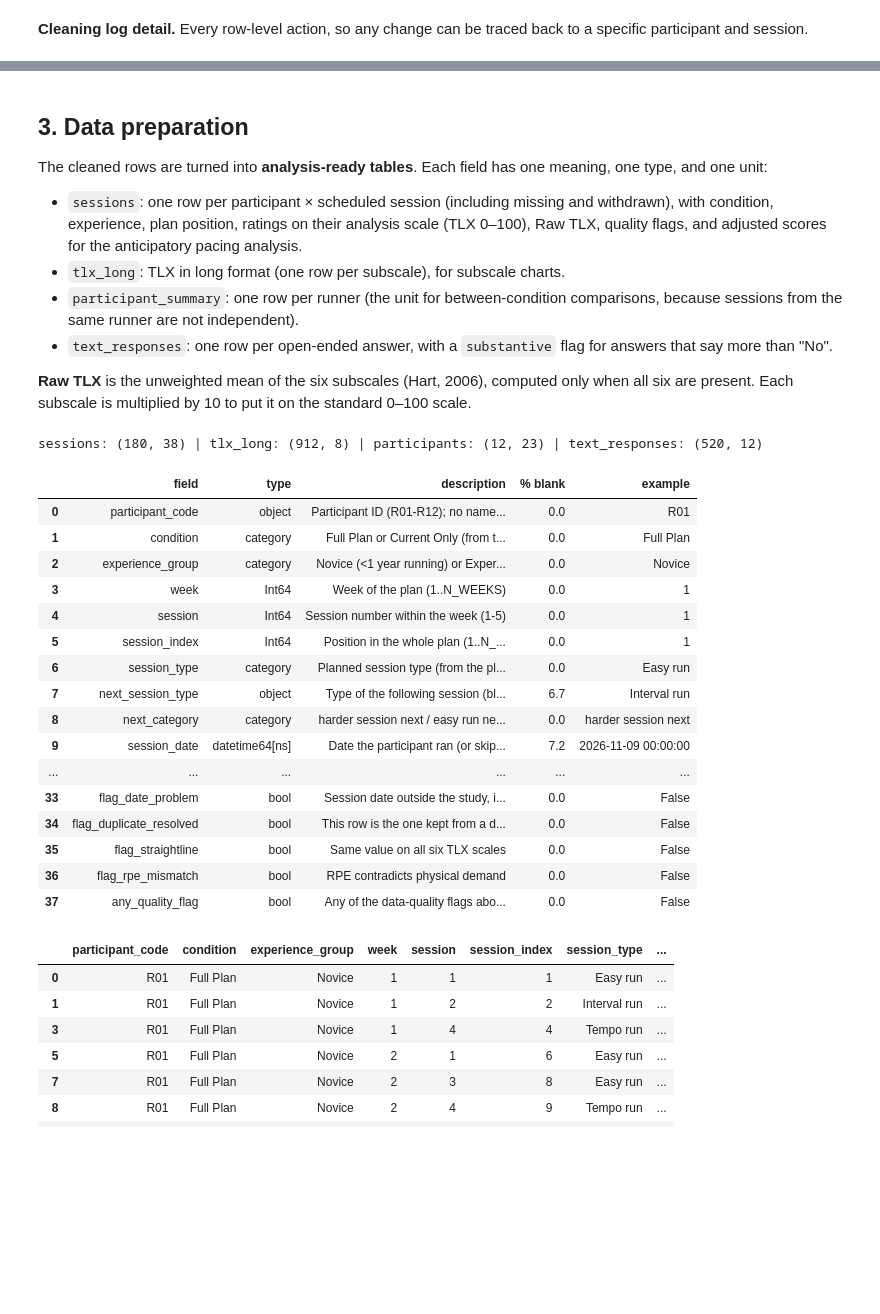
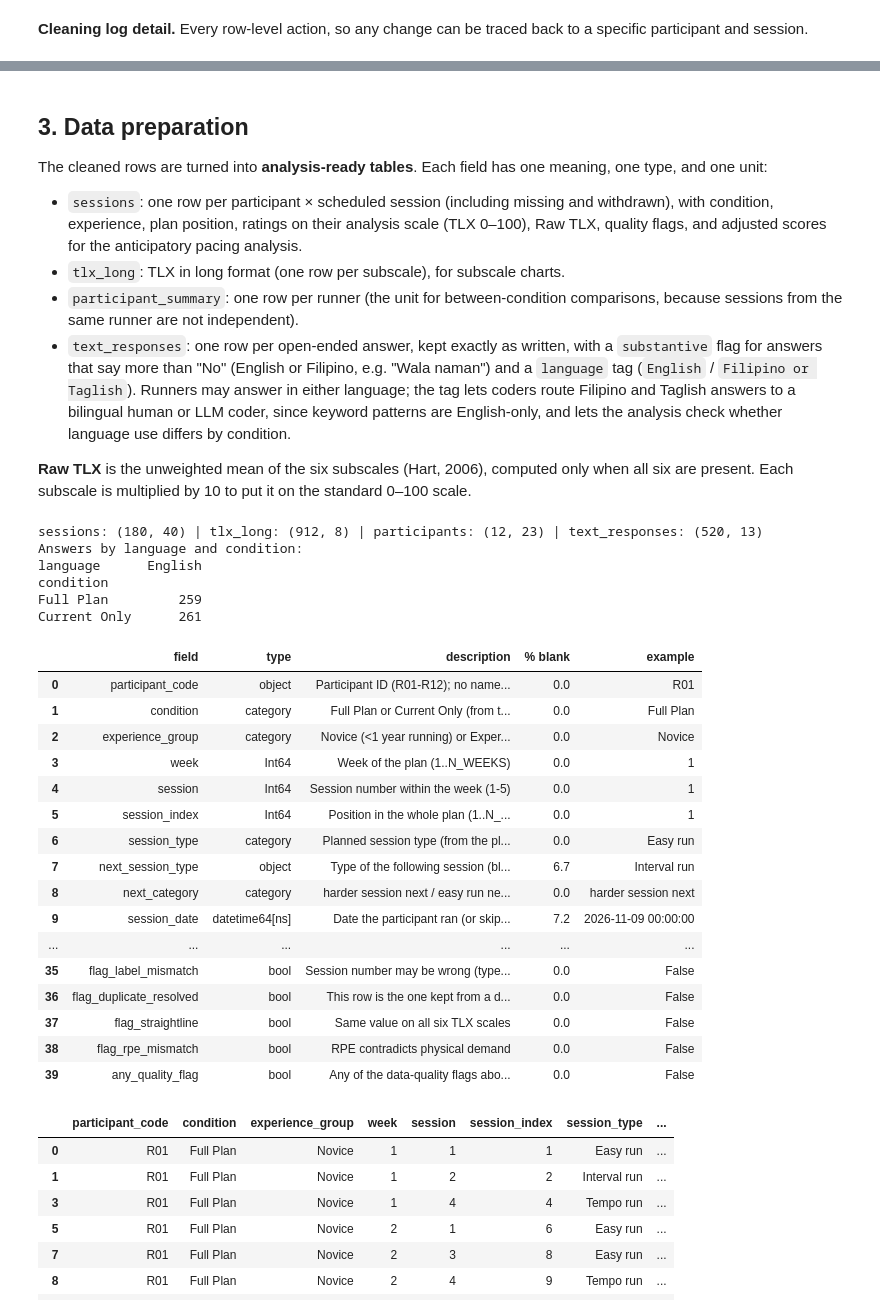
Before and after one commit to Emman-28/hci2k-running-plan-disclosure, a Jupyter notebook: Diary_Data_Pipeline.ipynb, the cells around one changed output, grey strips where cells are left out. Drawn from its saved outputs; the diff is of its cells as text; code cells hidden in the pictures; blank space fills up the shorter version.

```diff
--- a/Diary_Data_Pipeline.ipynb
+++ b/Diary_Data_Pipeline.ipynb
@@ -65,7 +65,8 @@ for d in (OUT_DIR, FIG_DIR, LLM_DIR):
 
 # ---------- Study design ----------
 STUDY_START = pd.Timestamp("2026-11-09")      # Monday of Week 1
-N_WEEKS = 3                                    # synthetic data has 3 weeks; the real study has 2 (Nov 9-21)
+IS_SYNTHETIC = "SYNTHETIC" in RAW_FILE.name
+N_WEEKS = 3 if IS_SYNTHETIC else 2             # synthetic data has 3 weeks; the real study and form have 2 (Nov 9-21)
 PLAN = ["Easy run", "Interval run", "Easy run", "Tempo run", "Long run"]   # session order within each week
 SESSIONS_PER_WEEK = len(PLAN)
 HARD_TYPES = {"Interval run", "Tempo run", "Long run"}
@@ -77,6 +78,13 @@ VERY_LATE_H = 24.0              # beyond this, recall is unreliable
 DUPLICATE_POLICY = "last"       # "last" = treat a resubmission as a correction; "first" = keep the original
 WITHDRAWAL_RUN = 3              # this many missing sessions in a row at the end of the plan = withdrawal
 CONFIRMED_WITHDRAWALS = {}      # from researcher records, e.g. {"R03": 8} = withdrew after session index 8
+MANUAL_CORRECTIONS = {}         # fixes confirmed with the runner, keyed by (code as submitted, Google Forms timestamp):
+                                #   {("R03", "11/11/2026 7:50:16"): {"participant_code": "R08"}}   wrong code picked
+                                #   {("R05", "11/12/2026 18:02:41"): {"week": 1, "session": 3}}    wrong session picked
+                                #   {("R01", "11/9/2026 6:12:00"): {"drop": "researcher test"}}    not a real entry
+TIMESTAMP_FORMAT = "%m/%d/%Y %H:%M:%S"   # Google Forms export formats; C2 stops with a clear error if they differ
+DATE_FORMAT = "%m/%d/%Y"
+TIME_FORMAT = "%I:%M:%S %p"
 DATA_WITHDRAWN = set()          # participants who asked for their data to be removed (dropped entirely)
 PERFORMANCE_REVERSED = False    # True if the form's Performance scale has 0 = failure (NASA-TLX standard is 0 = perfect)
 SEED = 2000
@@ -666,16 +635,37 @@ The cleaned rows are turned into **analysis-ready tables**. Each field has one m
 * `sessions`: one row per participant × scheduled session (including missing and withdrawn), with condition, experience, plan position, ratings on their analysis scale (TLX 0–100), Raw TLX, quality flags, and adjusted scores for the anticipatory pacing analysis.
 * `tlx_long`: TLX in long format (one row per subscale), for subscale charts.
 * `participant_summary`: one row per runner (the unit for between-condition comparisons, because sessions from the same runner are not independent).
-* `text_responses`: one row per open-ended answer, with a `substantive` flag for answers that say more than "No".
+* `text_responses`: one row per open-ended answer, kept exactly as written, with a `substantive` flag for answers that say more than "No" (English or Filipino, e.g. "Wala naman") and a `language` tag (`English` / `Filipino or Taglish`). Runners may answer in either language; the tag lets coders route Filipino and Taglish answers to a bilingual human or LLM coder, since keyword patterns are English-only, and lets the analysis check whether language use differs by condition.
 
 **Raw TLX** is the unweighted mean of the six subscales (Hart, 2006), computed only when all six are present. Each subscale is multiplied by 10 to put it on the standard 0–100 scale.
 # %%
 TERSE_RE = re.compile(r"^(no|nope|none|nothing|not really|neither|not today|nothing in particular|n/?a|"
-                      r"no,? just ran it|nothing much|not sure|idk|same)[.!]?$", re.I)
+                      r"no,? just ran it|nothing much|not sure|idk|same|nil|null|-+|\.+|"
+                      # Filipino / Taglish equivalents of "No" / "Nothing" / "Not really" / "It was fine"
+                      r"(wala|hindi|di|hinde)( naman| po| masyado| talaga| pa| rin| din)*|"
+                      r"(okay|ok|oks|ayos|goods) lang( naman)?( po)?|wala akong (ma)?isip|same lang|ganun pa rin)"
+                      r"[.!]?$", re.I)
+
+# Common Filipino words that do not occur as English words, used to tag answers that English keyword patterns cannot read.
+FILIPINO_MARKERS = {
+    "ang", "ng", "mga", "sa", "ko", "ako", "akong", "kong", "mo", "ka", "siya", "kami", "tayo", "namin", "natin",
+    "yung", "iyong", "ung", "yun", "iyon", "naman", "kasi", "lang", "din", "rin", "po", "hindi", "di", "wala",
+    "meron", "oo", "sobra", "medyo", "talaga", "parang", "kaya", "pero", "tapos", "nung", "noong", "para", "ito",
+    "yan", "dahil", "alam", "bukas", "ngayon", "kanina", "mas", "lahat", "isang", "nang", "kung", "pag", "nag",
+    "masyado", "konti", "nako", "grabe", "kahit", "pala", "sana", "nalang", "na", "pa", "ba", "eh",
+}
 
 
 def is_substantive(text):
     return isinstance(text, str) and len(text.strip()) > 0 and not TERSE_RE.match(text.strip())
+
+
+def detect_language(text):
+    """'Filipino or Taglish' if the answer contains any common Filipino word (including prefixed forms such as
+    'nag-hold' or 'mag-pace'), else 'English'. Code-switching is normal, so the two are not separated further."""
+    words = re.findall(r"[a-zñ]+(?:-[a-zñ]+)*", str(text).lower())
+    tokens = set(words) | {w.split("-")[0] for w in words if "-" in w}
+    return "Filipino or Taglish" if tokens & (FILIPINO_MARKERS | {"mag", "nag", "pag", "ma", "na"}) else "English"
 
 
 def next_session_info(week, session):
@@ -719,23 +709,24 @@ def prepare(clean_df, key):
     s["mental"] = s["tlx_mental_100"].astype(float)
     s["rpe_adj"] = additive_residual(s, "rpe")
     s["mental_adj"] = additive_residual(s, "mental")
-    s["any_quality_flag"] = s[["flag_late", "flag_negative_lag", "flag_incomplete", "flag_date_problem",
-                               "flag_straightline", "flag_rpe_mismatch"]].any(axis=1)
-    if "skip_reason" in s:
-        s["skip_reason"] = s["skip_reason"].astype("category")
+    s["any_quality_flag"] = s[["flag_late", "flag_negative_lag", "flag_date_problem", "flag_code_check",
+                               "flag_label_mismatch", "flag_straightline", "flag_rpe_mismatch"]].any(axis=1)
+    s["skip_reason"] = pd.Categorical(s["skip_reason"], SKIP_REASONS + ["Other"])
     cols = ["participant_code", "condition", "experience_group", "week", "session", "session_index",
             "session_type", "next_session_type", "next_category", "session_date", "day_of_week", "finish_dt",
-            "timestamp", "submit_lag_h", "status", "submitted", "completed", "skip_reason", "rpe", "mental",
-            *[f"{c}_100" for c in TLX_COLS], "tlx_raw", "rpe_adj", "mental_adj",
-            "flag_late", "flag_very_late", "flag_negative_lag", "flag_incomplete", "flag_date_problem",
-            "flag_duplicate_resolved", "flag_straightline", "flag_rpe_mismatch", "any_quality_flag"]
+            "timestamp", "submit_lag_h", "status", "submitted", "completed", "skip_reason", "skip_reason_other",
+            "rpe", "mental", *[f"{c}_100" for c in TLX_COLS], "tlx_raw", "rpe_adj", "mental_adj",
+            "flag_late", "flag_very_late", "flag_negative_lag", "flag_date_problem", "flag_code_check",
+            "flag_label_mismatch", "flag_duplicate_resolved", "flag_straightline", "flag_rpe_mismatch",
+            "any_quality_flag"]
     sessions = s[cols].rename(columns={"timestamp": "submitted_at"})
     text = (s.melt(id_vars=["participant_code", "condition", "week", "session", "session_index", "session_type",
                             "next_category", "status"],
-                   value_vars=["q_pacing", "q_tracking", "q_plan_mind", "q_other", "modify_reason"],
+                   value_vars=["q_pacing", "q_tracking", "q_plan_mind", "q_other", "q_general", "modify_reason"],
                    var_name="question", value_name="response")
             .dropna(subset=["response"]))
     text["substantive"] = text["response"].map(is_substantive)
+    text["language"] = pd.Categorical(text["response"].map(detect_language), ["English", "Filipino or Taglish"])
     text = text.sort_values(["participant_code", "session_index", "question"]).reset_index(drop=True)
     text.insert(0, "response_id", [f"T{i:04d}" for i in range(len(text))])
     return sessions, text
@@ -791,7 +782,8 @@ DATA_DICTIONARY = {
     "submit_lag_h": "Hours from finishing to submitting (completed sessions only)",
     "status": "prescribed / modified / skipped / missing (no form) / withdrawn (after withdrawal)",
     "submitted": "A form was received for this session", "completed": "Ran as prescribed or modified",
-    "skip_reason": "Reason given for skipping (form options or Other)",
+    "skip_reason": "Reason given for skipping (one of the form's options, or Other)",
+    "skip_reason_other": "Text typed under 'Other:' as the skip reason",
     "rpe": "Borg RPE, 6-20", "mental": "NASA-TLX mental demand, 0-100 (same as tlx_mental_100)",
     "tlx_mental_100": "Mental demand 0-100", "tlx_physical_100": "Physical demand 0-100",
     "tlx_temporal_100": "Temporal demand 0-100", "tlx_performance_100": "Performance 0-100 (0 = perfect, 100 = failure)",
@@ -802,8 +794,9 @@ DATA_DICTIONARY = {
     "flag_late": f"Submitted more than {LATE_THRESHOLD_H:g} h after finishing",
     "flag_very_late": f"Submitted more than {VERY_LATE_H:g} h after finishing",
     "flag_negative_lag": "Reported finish time is after the submission time",
-    "flag_incomplete": "Completed session with at least one missing rating",
     "flag_date_problem": "Session date outside the study, in the wrong week, or after submission",
+    "flag_code_check": "Participant code may be wrong (the email did not match the code's usual one); check with the runner",
+    "flag_label_mismatch": "Session number may be wrong (type contradicts it, or two entries on different dates); check with the runner",
     "flag_duplicate_resolved": "This row is the one kept from a duplicate submission",
     "flag_straightline": "Same value on all six TLX scales", "flag_rpe_mismatch": "RPE contradicts physical demand",
     "any_quality_flag": "Any of the data-quality flags above (excluding duplicate_resolved)",
@@ -811,39 +804,46 @@ DATA_DICTIONARY = {
 dictionary = pd.DataFrame({
     "field": sessions.columns,
     "type": [str(t) for t in sessions.dtypes],
     "description": [DATA_DICTIONARY.get(c, "") for c in sessions.columns],
     "% blank": (sessions.isna().mean() * 100).round(1).values,
     "example": [sessions[c].dropna().iloc[0] if sessions[c].notna().any() else "" for c in sessions.columns],
 })
 assert dictionary["description"].ne("").all(), "every field needs a description"
 
 sessions.to_csv(OUT_DIR / "sessions.csv", index=False)
 tlx_long.to_csv(OUT_DIR / "tlx_long.csv", index=False)
 participants.to_csv(OUT_DIR / "participant_summary.csv", index=False)
 text_responses.to_csv(OUT_DIR / "text_responses.csv", index=False)
 dictionary.to_csv(OUT_DIR / "data_dictionary.csv", index=False)
 print(f"sessions: {sessions.shape} | tlx_long: {tlx_long.shape} | participants: {participants.shape} | "
       f"text_responses: {text_responses.shape}")
+print("Answers by language and condition:")
+print(pd.crosstab(text_responses["condition"], text_responses["language"]).to_string())
 dictionary
 # %% [output]
-sessions: (180, 38) | tlx_long: (912, 8) | participants: (12, 23) | text_responses: (520, 12)
+sessions: (180, 40) | tlx_long: (912, 8) | participants: (12, 23) | text_responses: (520, 13)
+Answers by language and condition:
+language      English
+condition
+Full Plan         259
+Current Only      261
 |  | field | type | description | % blank | example |
 | 0 | participant_code | object | Participant ID (R01-R12); no name... | 0.0 | R01 |
 | 1 | condition | category | Full Plan or Current Only (from t... | 0.0 | Full Plan |
 | 2 | experience_group | category | Novice (<1 year running) or Exper... | 0.0 | Novice |
 | 3 | week | Int64 | Week of the plan (1..N_WEEKS) | 0.0 | 1 |
 | 4 | session | Int64 | Session number within the week (1-5) | 0.0 | 1 |
 | 5 | session_index | Int64 | Position in the whole plan (1..N_... | 0.0 | 1 |
 | 6 | session_type | category | Planned session type (from the pl... | 0.0 | Easy run |
 | 7 | next_session_type | object | Type of the following session (bl... | 6.7 | Interval run |
 | 8 | next_category | category | harder session next / easy run ne... | 0.0 | harder session next |
 | 9 | session_date | datetime64[ns] | Date the participant ran (or skip... | 7.2 | 2026-11-09 00:00:00 |
 | ... | ... | ... | ... | ... | ... |
-| 33 | flag_date_problem | bool | Session date outside the study, i... | 0.0 | False |
-| 34 | flag_duplicate_resolved | bool | This row is the one kept from a d... | 0.0 | False |
-| 35 | flag_straightline | bool | Same value on all six TLX scales | 0.0 | False |
-| 36 | flag_rpe_mismatch | bool | RPE contradicts physical demand | 0.0 | False |
-| 37 | any_quality_flag | bool | Any of the data-quality flags abo... | 0.0 | False |
+| 35 | flag_label_mismatch | bool | Session number may be wrong (type... | 0.0 | False |
+| 36 | flag_duplicate_resolved | bool | This row is the one kept from a d... | 0.0 | False |
+| 37 | flag_straightline | bool | Same value on all six TLX scales | 0.0 | False |
+| 38 | flag_rpe_mismatch | bool | RPE contradicts physical demand | 0.0 | False |
+| 39 | any_quality_flag | bool | Any of the data-quality flags abo... | 0.0 | False |
 # %%
 sessions[sessions["completed"]].head(8)
 # %% [output]
```
Also changed, not shown: parts of 12 cells of this notebook, 16 other files.
